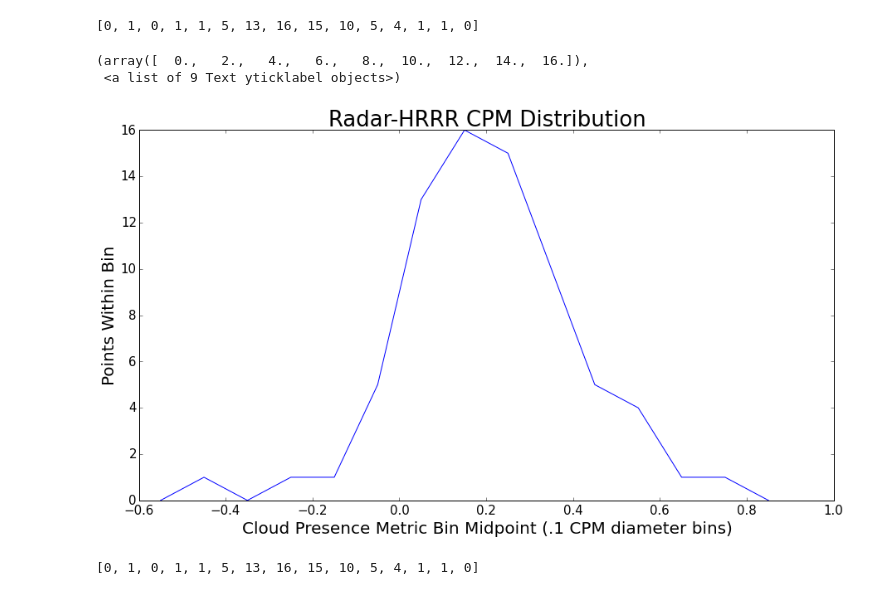
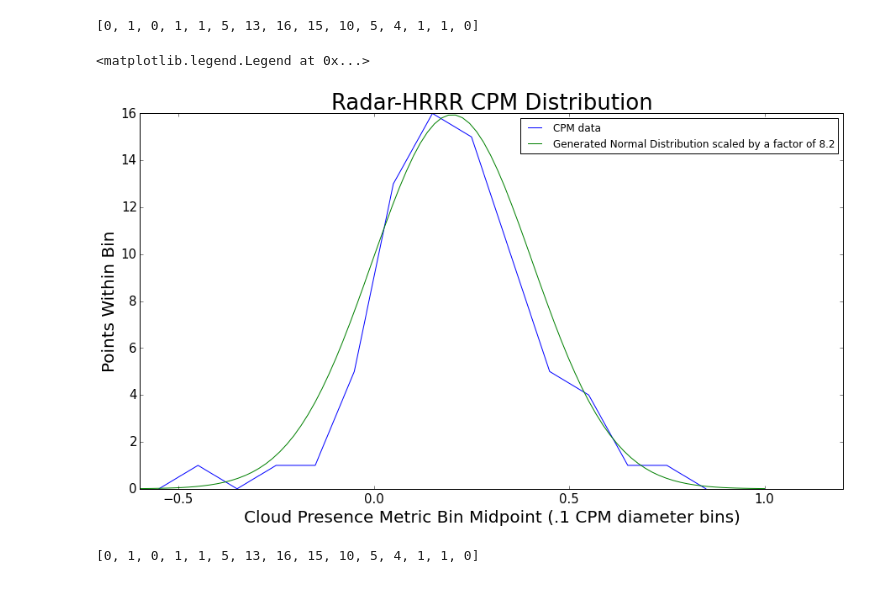
Before and after one commit to EVS-ATMOS/HRRR, a Jupyter notebook: notebooks/analysis.ipynb, the cells around one changed output. Saved outputs shown, nothing was run; the diff lists cells and outputs as text; code cells hidden in the pictures.

```diff
--- a/notebooks/analysis.ipynb
+++ b/notebooks/analysis.ipynb
@@ -279,15 +279,17 @@ bincenter = [(bins[i]+bins[i+1])/2 for i in range(len(bins)-1)]
 # %%
 plt.figure(figsize = [15,8])
 plt.plot(bincenter,bin_values)
+xs = np.linspace(-.6,1,90)
+plt.plot(xs,8.2*matplotlib.mlab.normpdf(xs,np.mean(dif),np.std(dif)))
 plt.xlabel('Cloud Presence Metric Bin Midpoint (.1 CPM diameter bins)',fontsize = 20)
 plt.ylabel('Points Within Bin',fontsize = 20)
 plt.title('Radar-HRRR CPM Distribution',fontsize = 26)
 plt.xticks(fontsize = 15)
 plt.yticks(fontsize = 15)
+plt.legend(['CPM data', 'Generated Normal Distribution scaled by a factor of 8.2'])
 # %% [output]
-(array([  0.,   2.,   4.,   6.,   8.,  10.,  12.,  14.,  16.]),
- <a list of 9 Text yticklabel objects>)
+<matplotlib.legend.Legend at 0x...>
-[figure, old version]
+[figure, new version]
 # %%
 bin_values
 # %% [output]
```
Also changed, not shown: parts of 4 cells of this notebook, 2 other files.
